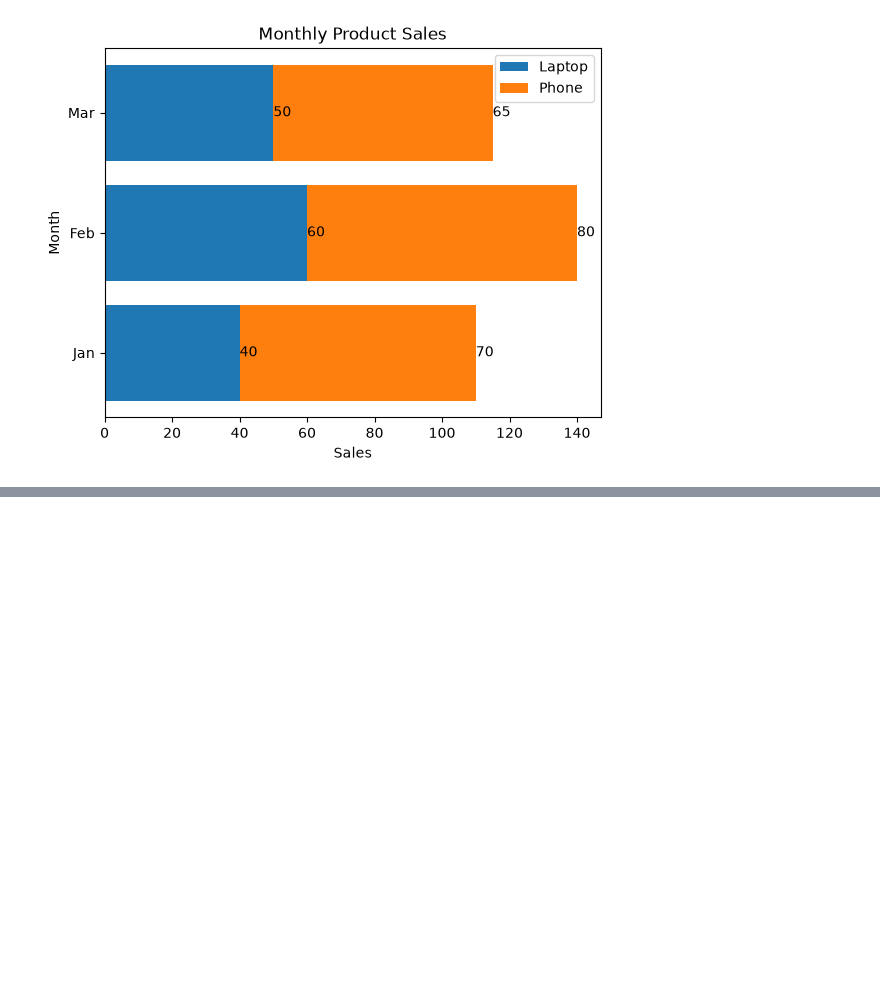
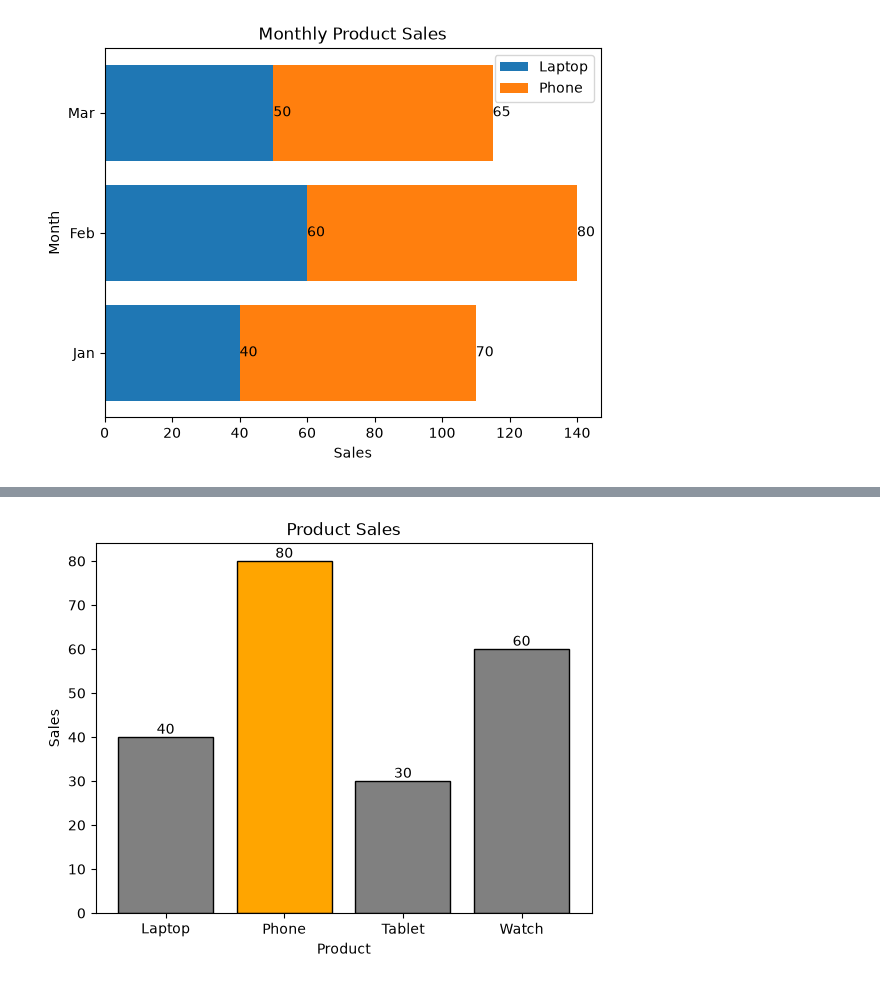
Before and after one commit to infinityrohit07/learning-matplotlib, a Jupyter notebook: 04_barcharts.ipynb, the cells around one changed output, grey strips where cells are left out. Saved outputs shown, nothing was run; the diff lists cells and outputs as text; code cells hidden in the pictures; blank space fills up the shorter version.

```diff
--- a/04_barcharts.ipynb
+++ b/04_barcharts.ipynb
@@ -799,0 +999,31 @@ plt.show()
+# %%
+import matplotlib.pyplot as plt
+
+products = ["Laptop", "Phone", "Tablet", "Watch"]
+sales = [40, 80, 30, 60]
+
+# Find the index of the largest value
+max_index = sales.index(max(sales))
+
+# Give every bar the same color
+colors = ["gray"] * len(products)
+
+# Highlight the maximum bar
+colors[max_index] = "orange"
+
+bars = plt.bar(
+    products,
+    sales,
+    color=colors,
+    edgecolor="black"
+)
+
+plt.bar_label(bars)
+
+plt.title("Product Sales")
+plt.xlabel("Product")
+plt.ylabel("Sales")
+
+plt.show()
+# %% [output]
+[figure, added]
```
Also changed, not shown: parts of 19 cells of this notebook.
